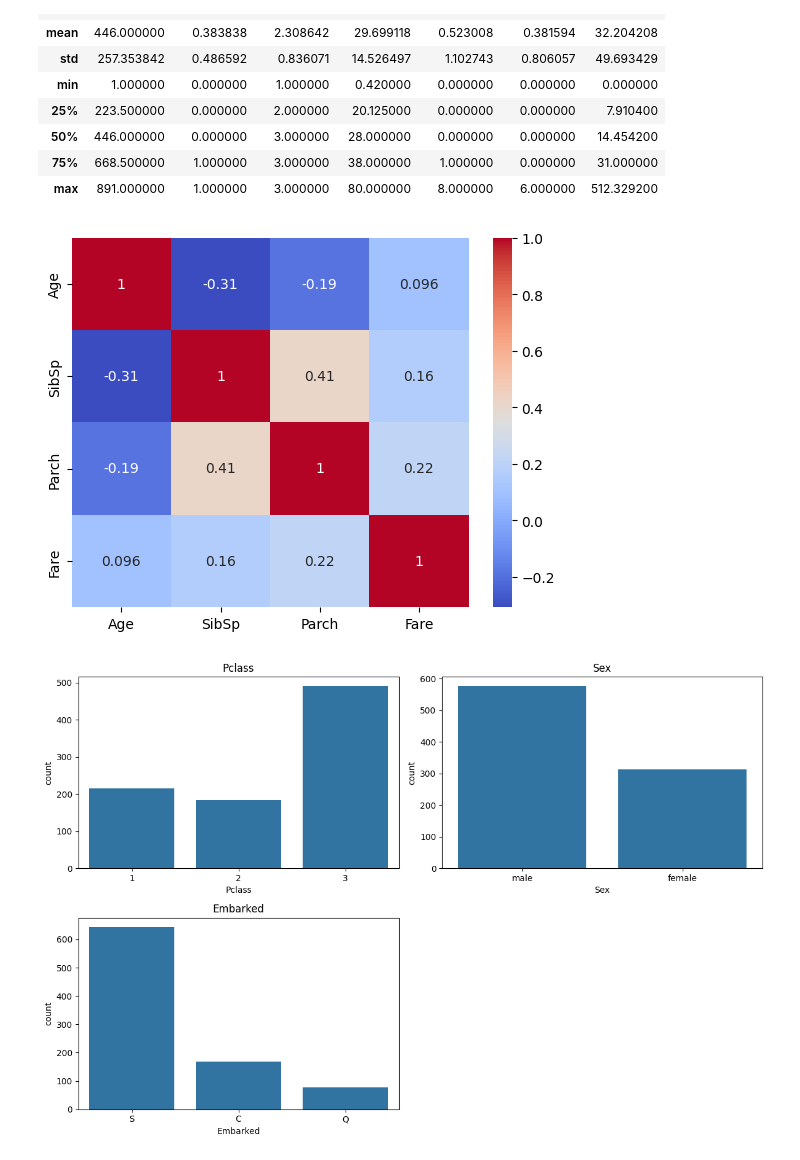
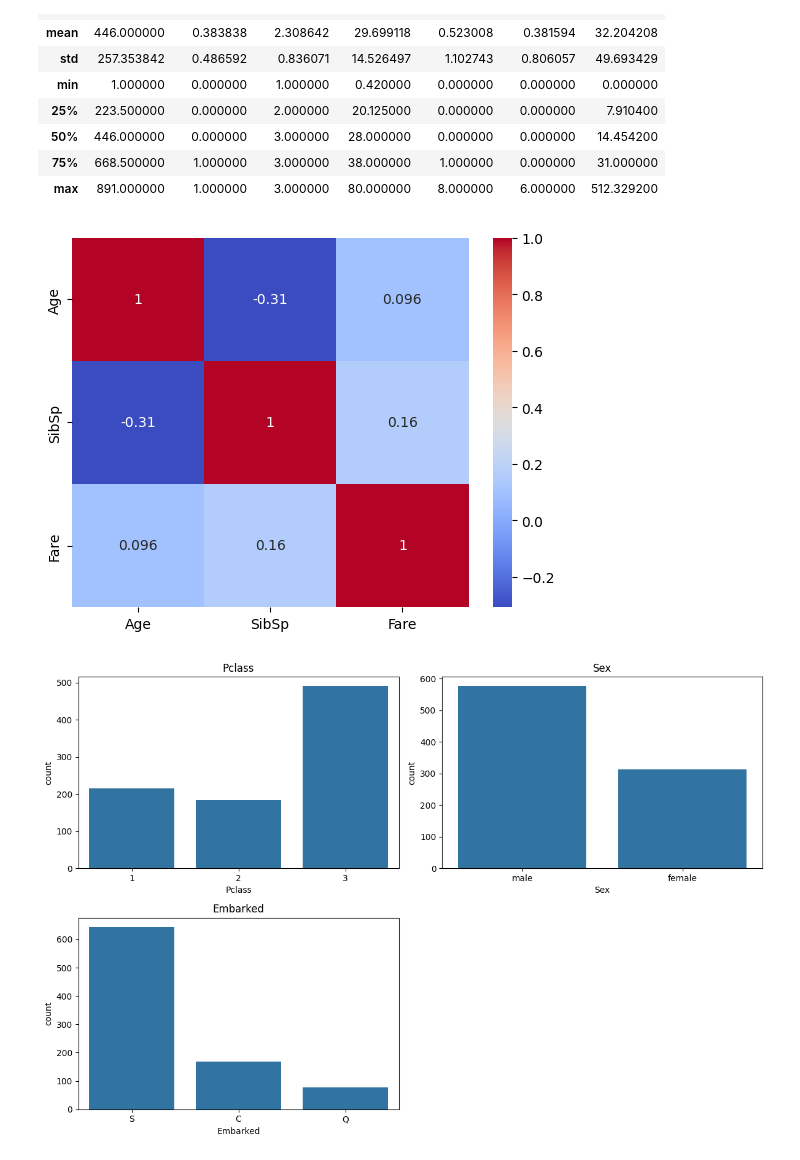
Before and after one commit to nh-nhathoang/titanic-survival-prediction, a Jupyter notebook: main.ipynb, the cells around one changed output. Drawn from its saved outputs; the diff is of its cells as text; code cells hidden in the pictures.

```diff
--- a/main.ipynb
+++ b/main.ipynb
@@ -64,13 +64,13 @@ data.describe()
 | max | 891.000000 | 1.000000 | 3.000000 | 80.000000 | 8.000000 | 6.000000 | 512.329200 |
 # %%
 # explore data analysis
-num_features = [ 'Age', 'SibSp', 'Parch', 'Fare']
+num_features = [ 'Age', 'SibSp', 'Fare']
 cat_features = ['Pclass', 'Sex', 'Embarked']
 p = data[num_features].corr()
 sns.heatmap(p, annot=True, cmap="coolwarm")
 plt.show()
 # %% [output]
-[figure, old version]
+[figure, new version]
 # %%
 plt.figure(figsize=(12,8))
 
```
Also changed, not shown: parts of 10 cells of this notebook, 1 other file.
